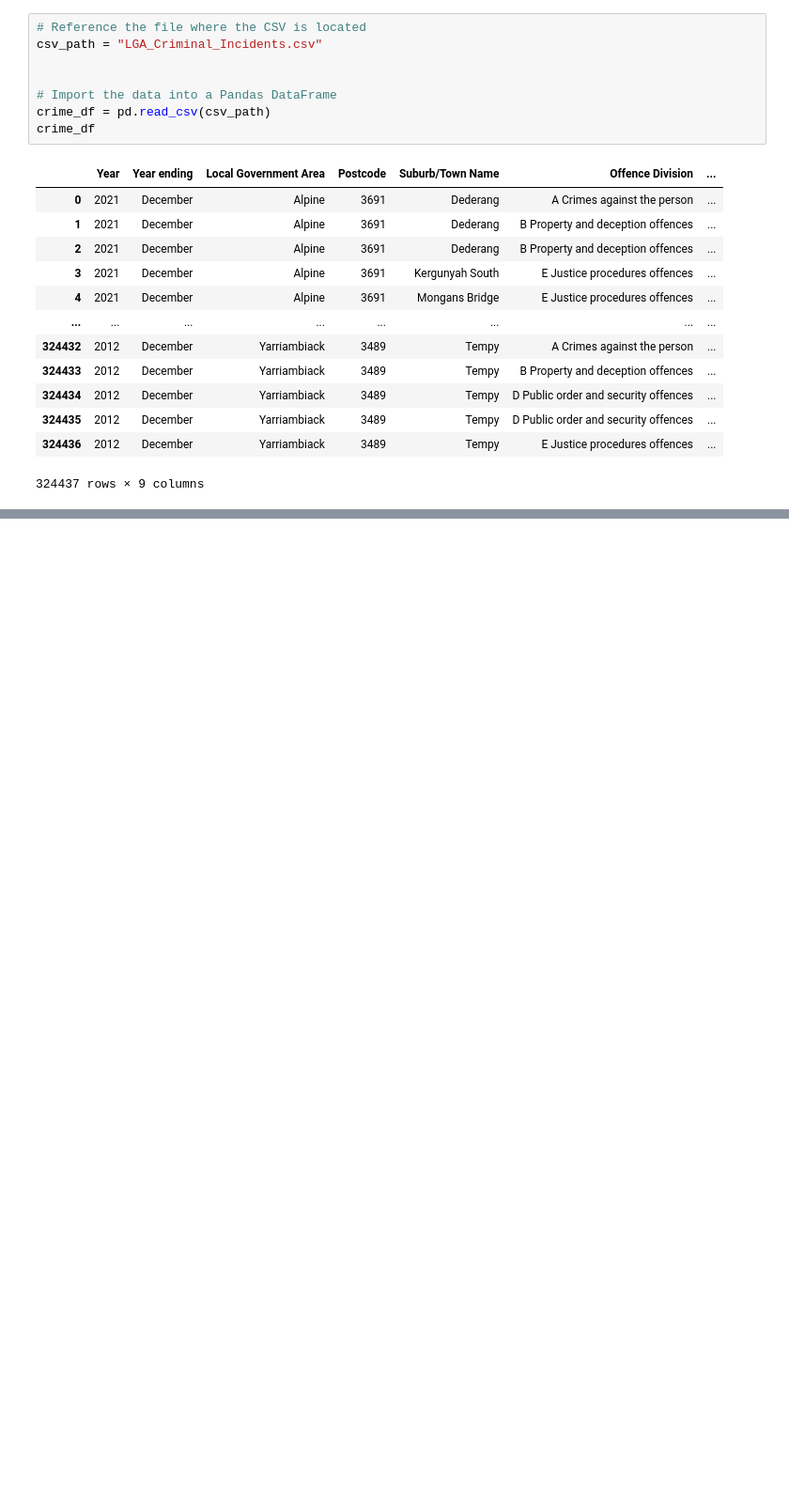
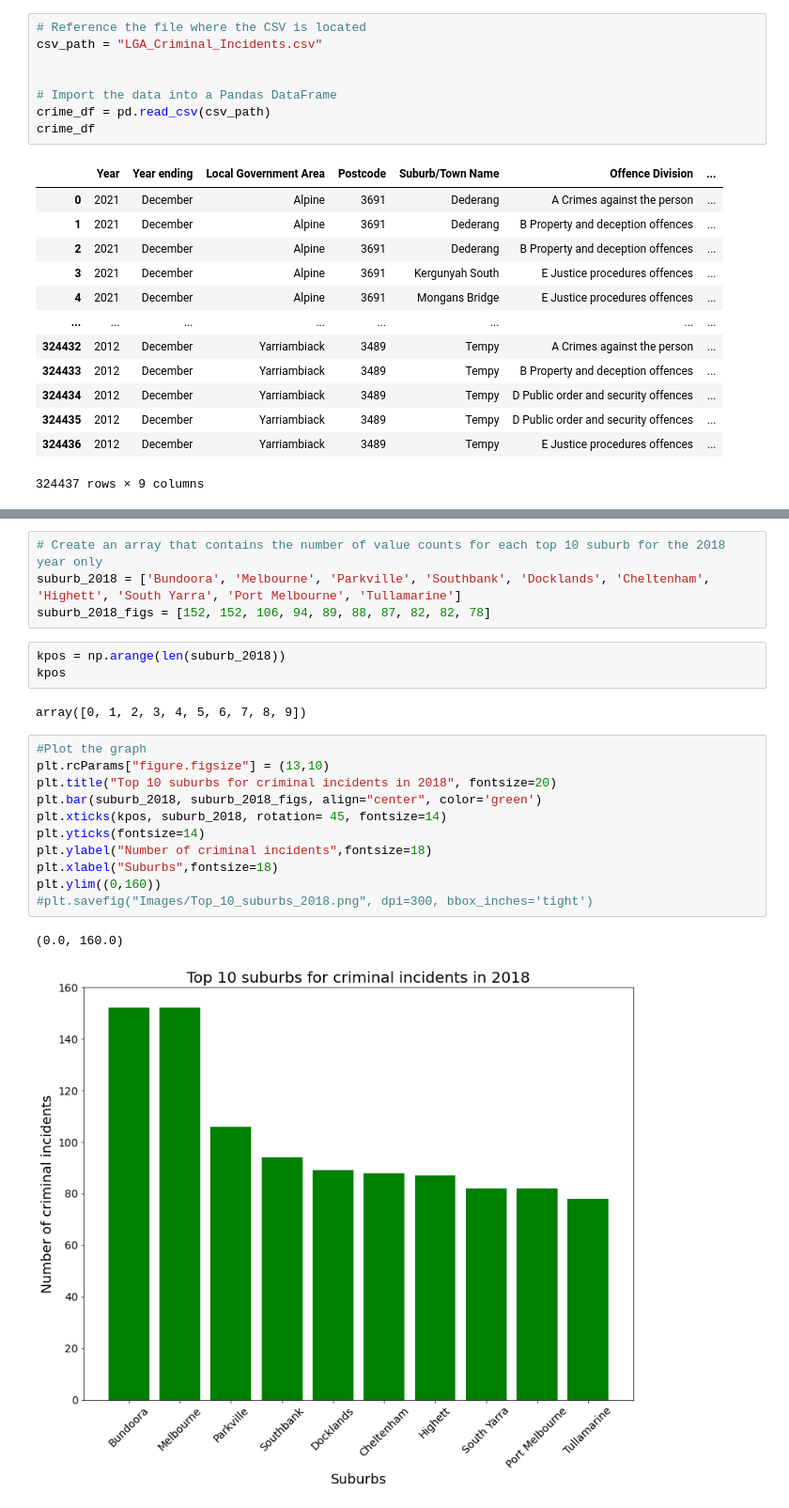
Before and after one commit to hiu-lai/Project-1, a Jupyter notebook: Resources/vishaan_notebook.ipynb, the cells around one changed output, grey strips where cells are left out. Shown at 94% size. Cells and saved outputs as stored; diff of their text form; blank space fills up the shorter version.

```diff
--- a/Resources/vishaan_notebook.ipynb
+++ b/Resources/vishaan_notebook.ipynb
@@ -306,0 +357,23 @@ CrimeSumDFPivotreset
+# %%
+# Create an array that contains the number of value counts for each top 10 suburb for the 2018 year only
+suburb_2018 = ['Bundoora', 'Melbourne', 'Parkville', 'Southbank', 'Docklands', 'Cheltenham', 'Highett', 'South Yarra', 'Port Melbourne', 'Tullamarine']
+suburb_2018_figs = [152, 152, 106, 94, 89, 88, 87, 82, 82, 78]
+# %%
+kpos = np.arange(len(suburb_2018))
+kpos
+# %% [output]
+array([0, 1, 2, 3, 4, 5, 6, 7, 8, 9])
+# %%
+#Plot the graph
+plt.rcParams["figure.figsize"] = (13,10)
+plt.title("Top 10 suburbs for criminal incidents in 2018", fontsize=20)
+plt.bar(suburb_2018, suburb_2018_figs, align="center", color='green')
+plt.xticks(kpos, suburb_2018, rotation= 45, fontsize=14)
+plt.yticks(fontsize=14)
+plt.ylabel("Number of criminal incidents",fontsize=18)
+plt.xlabel("Suburbs",fontsize=18)
+plt.ylim((0,160))
+#plt.savefig("Images/Top_10_suburbs_2018.png", dpi=300, bbox_inches='tight')
+# %% [output]
+(0.0, 160.0)
+[figure, added]
```
Also changed, not shown: parts of 99 cells of this notebook, 10 other files.
